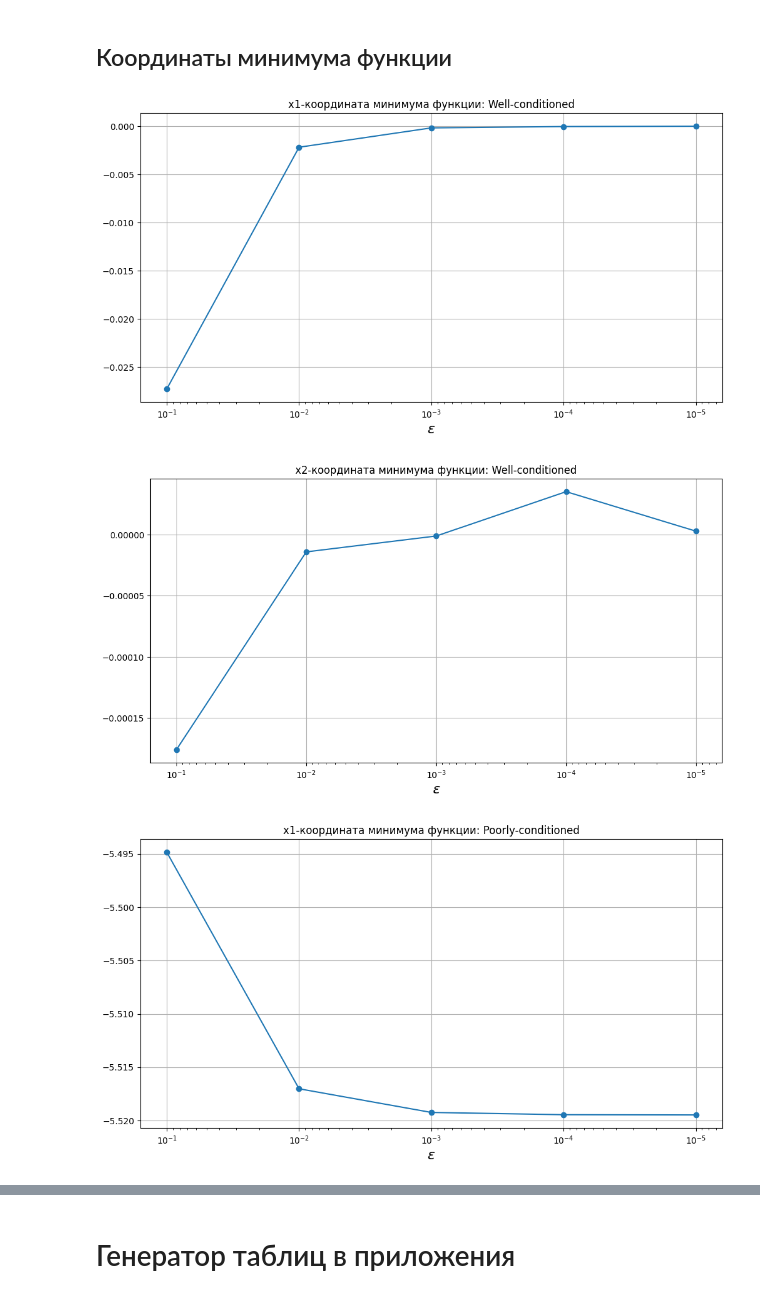
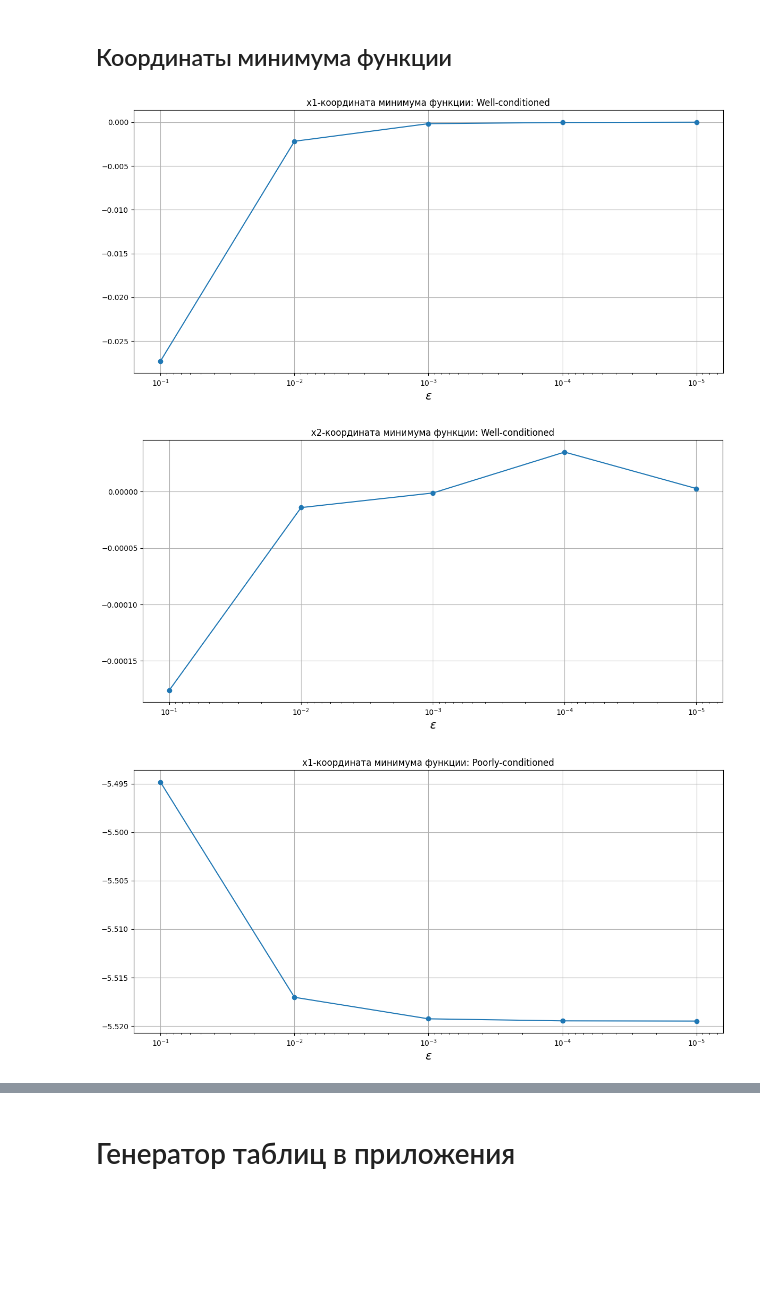
Before and after one commit to romangorbunov91/classic_grad, a Jupyter notebook: Armijo_step_descent.ipynb, the cells around one changed output, grey strips where cells are left out. Cells and saved outputs as stored; diff of their text form; code cells hidden in the pictures; blank space fills up the shorter version.

```diff
--- a/Armijo_step_descent.ipynb
+++ b/Armijo_step_descent.ipynb
@@ -40,16 +40,16 @@ for ndx, func, grad in zip(range(N_FUNC), func_names, grad_names):
         func_counter_list = []
         grad_counter_list = []
 
-        for idx, eps in enumerate(eps_var):
+        for eps in eps_var:
             x_optim, _, iter_final, func_counter, grad_counter = armijo_grad_descent(
-                                                                                        loss_func=func,
-                                                                                        grad_func=grad,
-                                                                                        x_init=x_init,
-                                                                                        lr_multiplier=0.5,
-                                                                                        lr_coeff=0.5,
-                                                                                        tolerance=eps,
-                                                                                        printoutput=False
-                                                                                        )
+                loss_func=func,
+                grad_func=grad,
+                x_init=x_init,
+                lr_multiplier=0.5,
+                lr_coeff=0.5,
+                tolerance=eps,
+                printoutput=False
+                )
             x0_optim_list.append(x_optim[0])
             x1_optim_list.append(x_optim[1])
             iter_counter_list.append(iter_final)
@@ -147,19 +147,20 @@ user_markersize = 12
 # %%
 for ndx, lbl in enumerate(func_labels):
     for idx in range(2):
         plt.figure(figsize=user_figsize)
         plt.plot(
             x_optim_tbl_set['eps'],
             x_optim_tbl_set.iloc[:,(1+idx)+2*ndx],
             marker='.', markersize=user_markersize)
         plt.gca().invert_xaxis()
         plt.title('x' + str(idx+1) + '-координата минимума функции: ' + lbl)
         plt.grid()
         plt.xscale('log')
         plt.xlabel('$\epsilon$', fontsize=user_fontsize)
+        plt.tight_layout()
         plt.savefig('readme_img/armijo_step_descent_img/' + 'x' + str(idx+1) + '_optim_' + lbl + '.png', bbox_inches='tight')
         plt.show()
 # %% [output]
-[figure, old version]
+[figure, new version]
-[figure, old version]
+[figure, new version]
-[figure, old version]
+[figure, new version]
```
Also changed, not shown: parts of 4 cells of this notebook, 41 other files.
